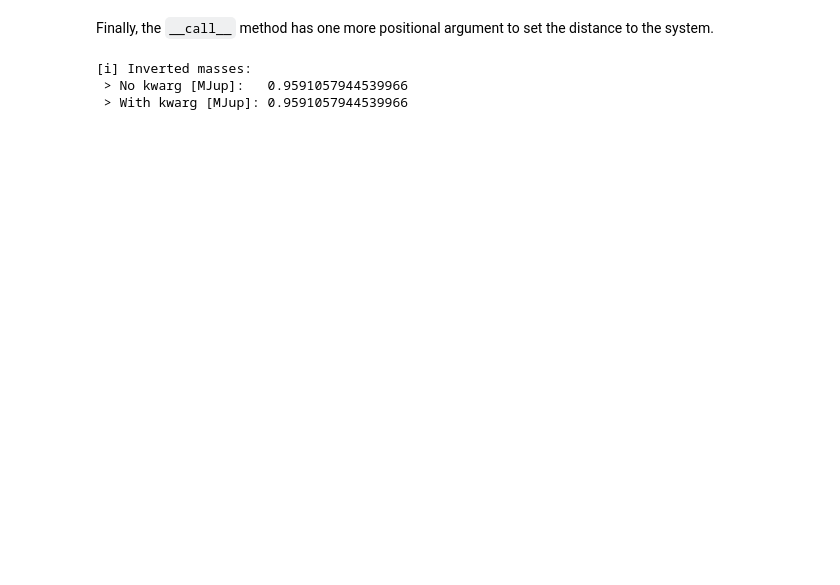
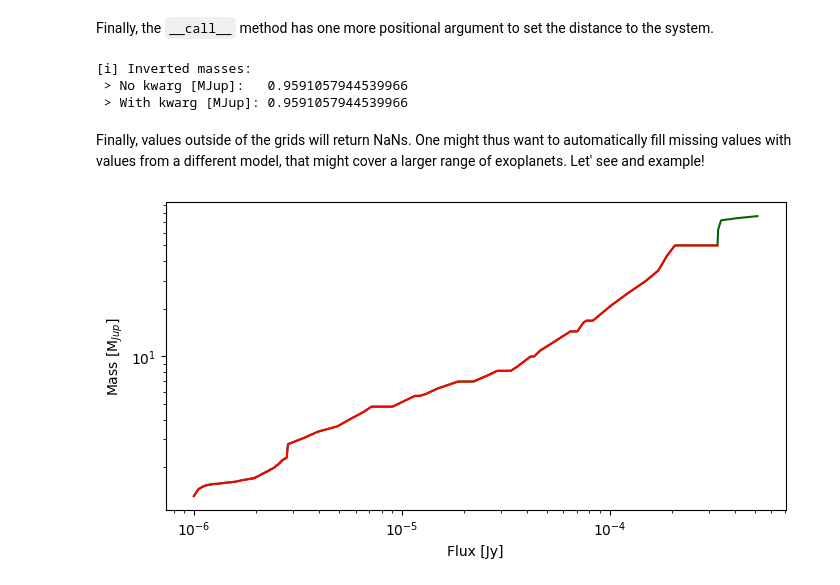
Before and after one commit to ProfesseurShadoko/oplanet, a Jupyter notebook: inversions.ipynb, the cells around one changed output. Drawn from its saved outputs; the diff is of its cells as text; code cells hidden in the pictures; blank space fills up the shorter version.

Commit message:
einversion model fallback ok

```diff
--- a/inversions.ipynb
+++ b/inversions.ipynb
@@ -446,3 +446,37 @@ Message("Inverted masses:").list({
 [i] Inverted masses:
  > No kwarg [MJup]:   0.9591057944539966
  > With kwarg [MJup]: 0.9591057944539966
+# %% [markdown]
+Finally, values outside of the grids will return NaNs. One might thus want to automatically fill missing values with values from a different model, that might cover a larger range of exoplanets. Let' see and example!
+# %%
+age_myr = 5000
+distance_pc = 15
+z = 0
+
+einv = EInversion(
+    "hades",
+    scheme="f1500w,a,z-> m"
+)
+einv2 = EInversion(
+    "hades,atmo",
+    scheme="f1500w,a,z-> m"
+)
+
+flux_array = np.geomspace(1e-6, 1e-3, 1000)
+einv_mass, einv_mass_upper, einv_mass_lower = einv(flux_array, age_myr, z, distance_pc=distance_pc)
+einv2_mass, einv2_mass_upper, einv2_mass_lower = einv2(flux_array, age_myr, z, distance_pc=distance_pc)
+
+einv_mass, *_ = einv.sort(einv_mass, einv_mass_upper, einv_mass_lower)
+einv2_mass, *_ = einv2.sort(einv2_mass, einv2_mass_upper, einv2_mass_lower)
+
+plt.figure(figsize=(8, 4))
+plt.plot(flux_array, einv2_mass, label="HADES+ATMO", color="darkgreen")
+plt.plot(flux_array, einv_mass, label="HADES", color="red")
+plt.xlabel("Flux [Jy]")
+#plt.xlim(plt.xlim()[::-1])
+plt.ylabel("Mass [M$_{Jup}$]")
+plt.xscale("log")
+plt.yscale("log")
+plt.show()
+# %% [output]
+[figure, added]
```
Also changed, not shown: parts of 3 cells of this notebook, 3 other files.
